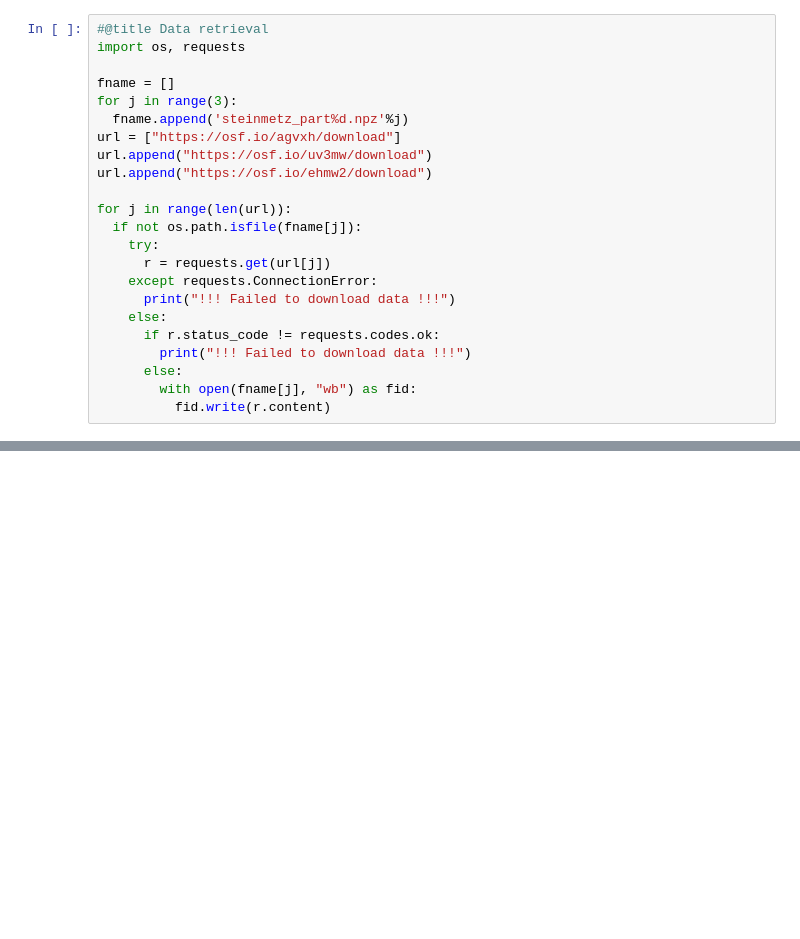
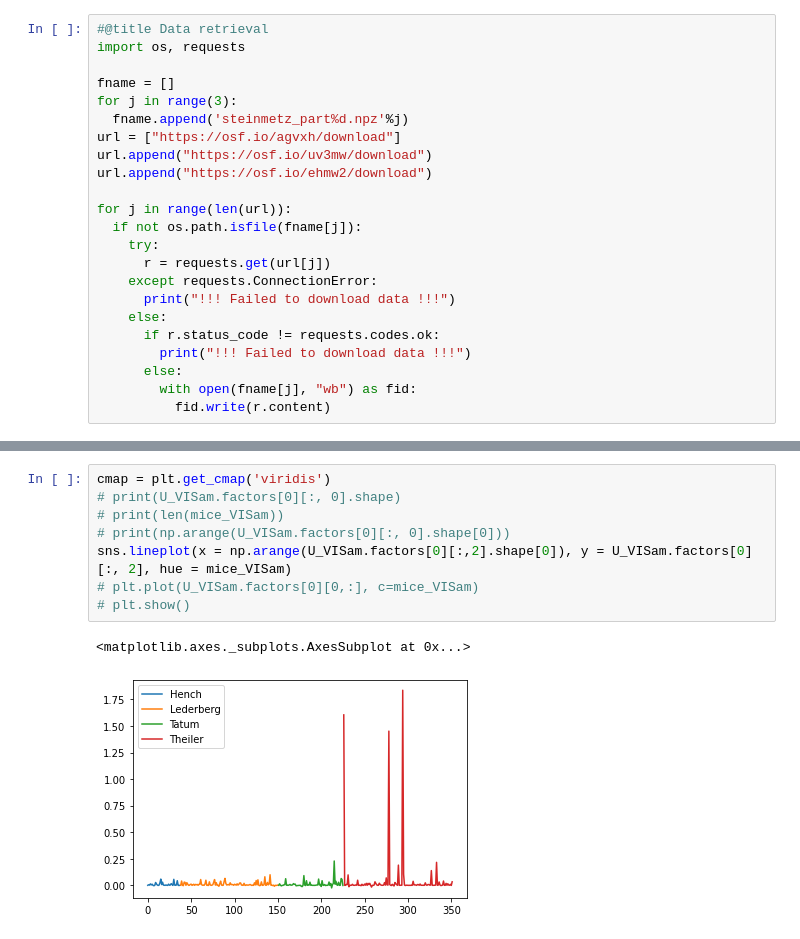
Before and after one commit to Devlaxman93/Neurohackers, a Jupyter notebook: Steinmetz_SC_analysis.ipynb, the cells around one changed output, grey strips where cells are left out. Cells and saved outputs as stored; diff of their text form; blank space fills up the shorter version.

```diff
--- a/Steinmetz_SC_analysis.ipynb
+++ b/Steinmetz_SC_analysis.ipynb
@@ -111,0 +204,11 @@ Converged after 20 iterations, 3.7948163809996913 seconds. Objective: 0.97910837
+# %%
+cmap = plt.get_cmap('viridis')
+# print(U_VISam.factors[0][:, 0].shape)
+# print(len(mice_VISam))
+# print(np.arange(U_VISam.factors[0][:, 0].shape[0]))
+sns.lineplot(x = np.arange(U_VISam.factors[0][:,2].shape[0]), y = U_VISam.factors[0][:, 2], hue = mice_VISam)
+# plt.plot(U_VISam.factors[0][0,:], c=mice_VISam)
+# plt.show()
+# %% [output]
+<matplotlib.axes._subplots.AxesSubplot at 0x...>
+[figure, added]
```
Also changed, not shown: parts of 16 cells of this notebook.
